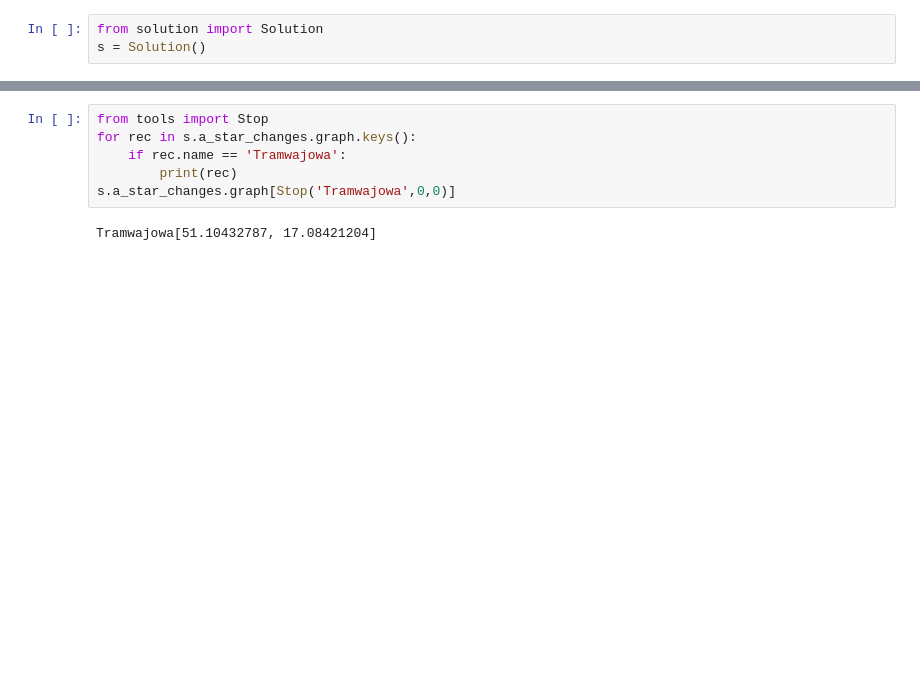
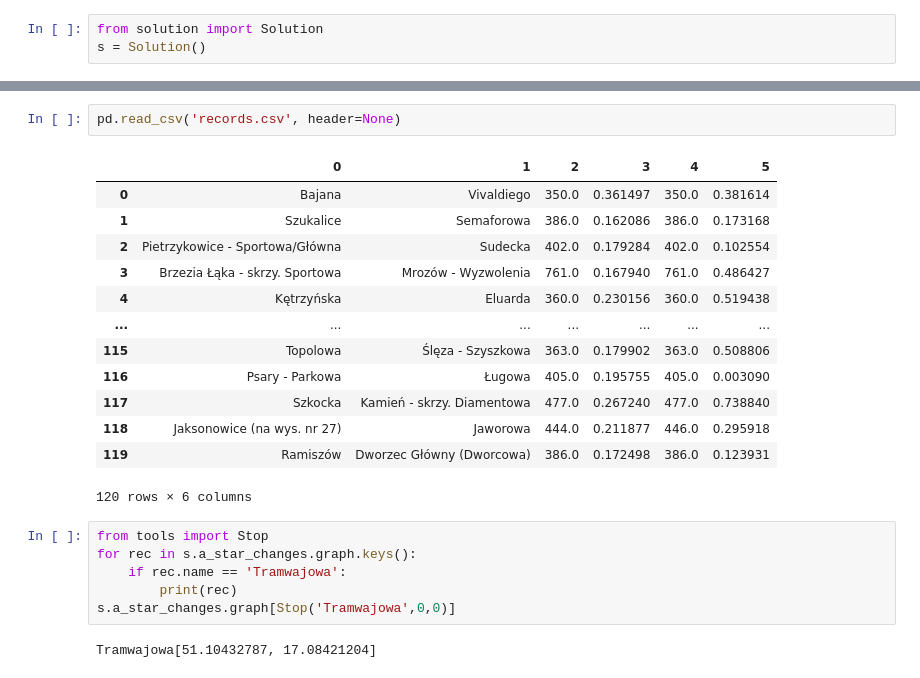
Before and after one commit to dekompot/SI, a Jupyter notebook: summary.ipynb, the cells around one changed output, grey strips where cells are left out. Cells and saved outputs as stored; diff of their text form; blank space fills up the shorter version.

```diff
--- a/summary.ipynb
+++ b/summary.ipynb
@@ -31,3 +28,19 @@ Cost function: 1
+# %%
+pd.read_csv('records.csv', header=None)
+# %% [output]
+|  | 0 | 1 | 2 | 3 | 4 | 5 |
+| 0 | Bajana | Vivaldiego | 350.0 | 0.361497 | 350.0 | 0.381614 |
+| 1 | Szukalice | Semaforowa | 386.0 | 0.162086 | 386.0 | 0.173168 |
+| 2 | Pietrzykowice - Sportowa/Główna | Sudecka | 402.0 | 0.179284 | 402.0 | 0.102554 |
+| 3 | Brzezia Łąka - skrzy. Sportowa | Mrozów - Wyzwolenia | 761.0 | 0.167940 | 761.0 | 0.486427 |
+| 4 | Kętrzyńska | Eluarda | 360.0 | 0.230156 | 360.0 | 0.519438 |
+| ... | ... | ... | ... | ... | ... | ... |
+| 115 | Topolowa | Ślęza - Szyszkowa | 363.0 | 0.179902 | 363.0 | 0.508806 |
+| 116 | Psary - Parkowa | Ługowa | 405.0 | 0.195755 | 405.0 | 0.003090 |
+| 117 | Szkocka | Kamień - skrzy. Diamentowa | 477.0 | 0.267240 | 477.0 | 0.738840 |
+| 118 | Jaksonowice (na wys. nr 27) | Jaworowa | 444.0 | 0.211877 | 446.0 | 0.295918 |
+| 119 | Ramiszów | Dworzec Główny (Dworcowa) | 386.0 | 0.172498 | 386.0 | 0.123931 |
+120 rows × 6 columns
 # %%
 from tools import Stop
 for rec in s.a_star_changes.graph.keys():
```
Also changed, not shown: parts of 5 cells of this notebook, 6 other files.
